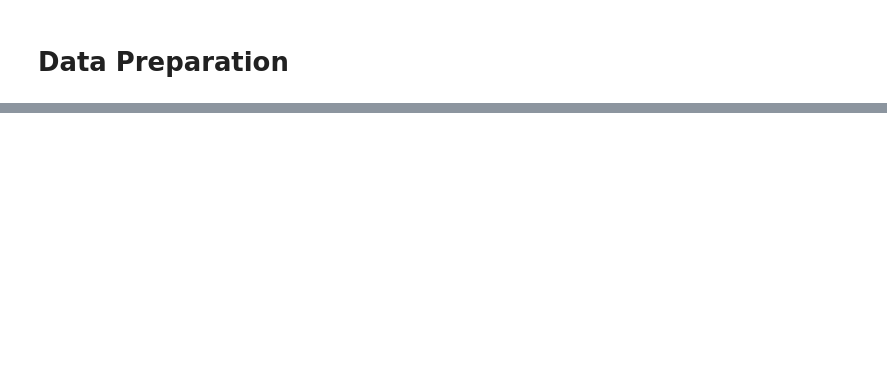
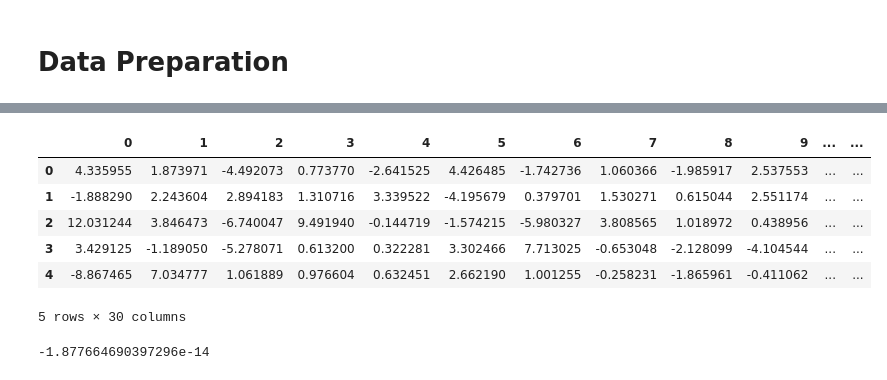
Before and after one commit to eh329/Kaggle, a Jupyter notebook: Gene-expression-eh329-dataset-Golub-et-al.ipynb, the cells around one changed output, grey strips where cells are left out. Drawn from its saved outputs; the diff is of its cells as text; code cells hidden in the pictures; blank space fills up the shorter version.

```diff
--- a/Gene-expression-eh329-dataset-Golub-et-al.ipynb
+++ b/Gene-expression-eh329-dataset-Golub-et-al.ipynb
@@ -54,0 +97,16 @@ gene_independent.head()
+# %%
+# add rownames which include the "Gene Accession number" + "Call"
+
+rownames = "Call " + gene_train.iloc[:,1]
+gene_train_call.index = rownames
+gene_test_call.index = rownames
+
+# extract ids for patients
+ids_train = list(gene_train.columns[2:])
+ids_test = list(gene_test.columns[2:])
+
+gene_train_call.columns = ids_train
+gene_test_call.columns = ids_test
+
+gene_train_call = gene_train_call.T
+gene_test_call = gene_test_call.T
@@ -54,0 +145,12 @@ gene_independent.head()
+# %%
+gene_names = gene_train.iloc[:, 1]
+gene_train = gene_train.iloc[:, 2:]
+gene_train = gene_train.T
+gene_train.columns = gene_names
+gene_train.index = train_ids
+
+gene_test = gene_test.iloc[:,2:]
+gene_test = gene_test.T
+gene_test.columns = gene_names
+gene_test.index = test_ids
+gene_test.head()
@@ -54,0 +175,4 @@ gene_independent.head()
+# %%
+scaler = MinMaxScaler()
+gene_train = scaler.fit_transform(gene_train)
+gene_train = pd.DataFrame(gene_train, columns = gene_names, index = train_ids)
@@ -54,0 +189,18 @@ gene_independent.head()
+# %%
+n_components = 30
+pca = PCA(n_components = n_components)
+gene_train_pca = pca.fit_transform(gene_train)
+gene_train_pca = pd.DataFrame(gene_train_pca)
+gene_train_pca.head()
+# %% [output]
+|  | 0 | 1 | 2 | 3 | 4 | 5 | 6 | 7 | 8 | 9 | ... | ... |
+| 0 | 4.335955 | 1.873971 | -4.492073 | 0.773770 | -2.641525 | 4.426485 | -1.742736 | 1.060366 | -1.985917 | 2.537553 | ... | ... |
+| 1 | -1.888290 | 2.243604 | 2.894183 | 1.310716 | 3.339522 | -4.195679 | 0.379701 | 1.530271 | 0.615044 | 2.551174 | ... | ... |
+| 2 | 12.031244 | 3.846473 | -6.740047 | 9.491940 | -0.144719 | -1.574215 | -5.980327 | 3.808565 | 1.018972 | 0.438956 | ... | ... |
+| 3 | 3.429125 | -1.189050 | -5.278071 | 0.613200 | 0.322281 | 3.302466 | 7.713025 | -0.653048 | -2.128099 | -4.104544 | ... | ... |
+| 4 | -8.867465 | 7.034777 | 1.061889 | 0.976604 | 0.632451 | 2.662190 | 1.001255 | -0.258231 | -1.865961 | -0.411062 | ... | ... |
+5 rows × 30 columns
+# %%
+sum(sum(gene_train_pca.values))
+# %% [output]
+-1.877664690397296e-14
```
Also changed, not shown: parts of 14 cells of this notebook.
